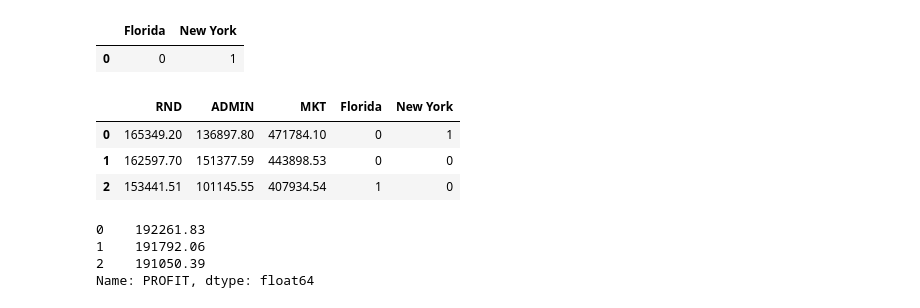
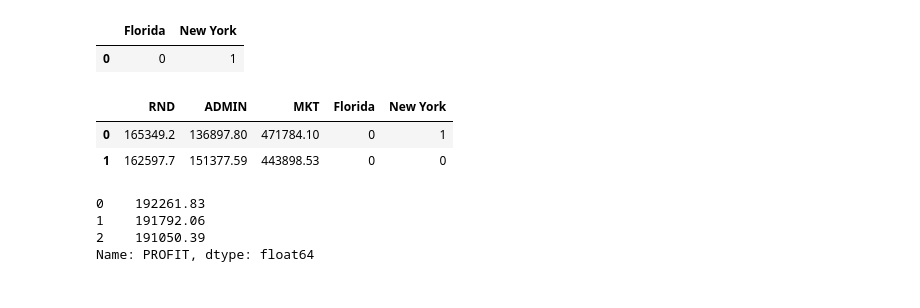
Before and after one commit to deanesh/ML-Wakad-Weekdays-5-7-pm-11th-Dec, a Jupyter notebook: 02_Multiple_Linear_Reg/MLR-Practice.ipynb, the cells around one changed output. Drawn from its saved outputs; the diff is of its cells as text; code cells hidden in the pictures.

```diff
--- a/02_Multiple_Linear_Reg/MLR-Practice.ipynb
+++ b/02_Multiple_Linear_Reg/MLR-Practice.ipynb
@@ -22,15 +22,14 @@ pd.get_dummies(df["STATE"], dtype=int, drop_first=True).head(1)
 | 0 | 0 | 1 |
 # %%
 # Step-3: Separate X and Y
-X_Numeric = df[["RND", "ADMIN", "MKT"]]
-X_Categoric = pd.get_dummies(df["STATE"], dtype=int, drop_first=True)
+X_Numeric = df[['RND', 'ADMIN', 'MKT']]
+X_Categoric = pd.get_dummies(df['STATE'], dtype=int, drop_first=True)
 X_Pre = X_Numeric.join(X_Categoric)
-X_Pre.head(3)
+X_Pre.head(2)
 # %% [output]
 |  | RND | ADMIN | MKT | Florida | New York |
-| 0 | 165349.20 | 136897.80 | 471784.10 | 0 | 1 |
-| 1 | 162597.70 | 151377.59 | 443898.53 | 0 | 0 |
-| 2 | 153441.51 | 101145.55 | 407934.54 | 1 | 0 |
+| 0 | 165349.2 | 136897.80 | 471784.10 | 0 | 1 |
+| 1 | 162597.7 | 151377.59 | 443898.53 | 0 | 0 |
 # %%
 Y = df["PROFIT"]
 Y.head(3)
```
Also changed, not shown: parts of 5 cells of this notebook.
